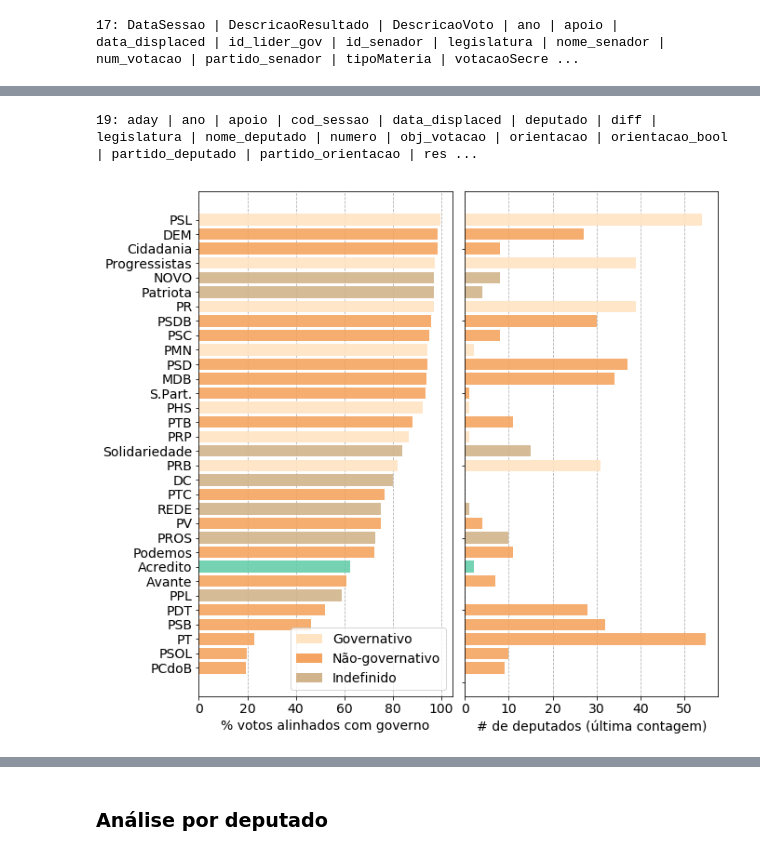
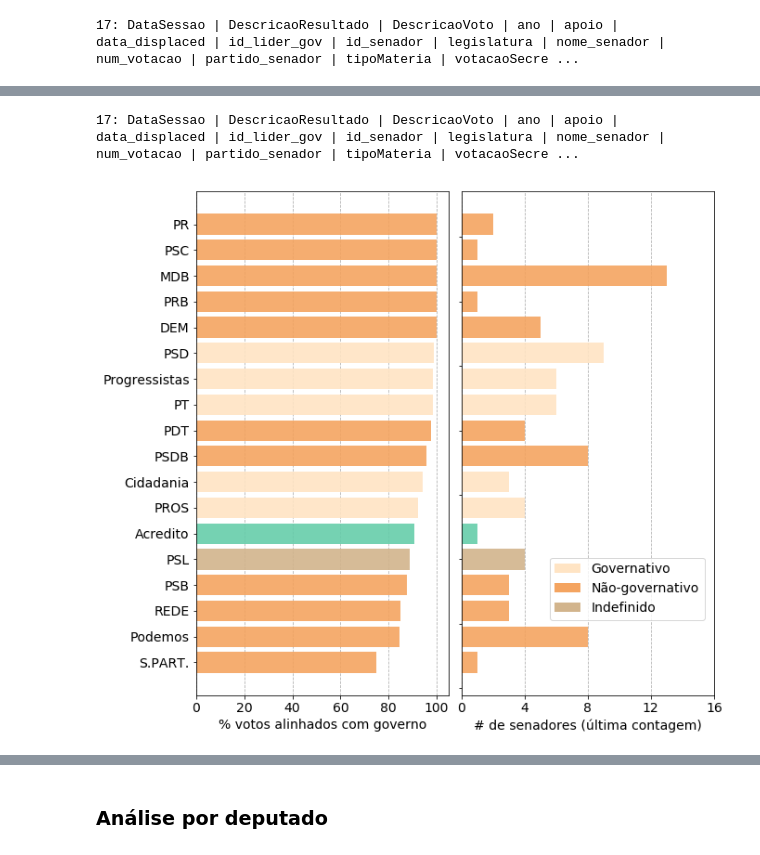
Before and after one commit to gabinete-compartilhado-acredito/100-dias-congresso, a Jupyter notebook: analises/votacoes_senadores.ipynb, the cells around one changed output, grey strips where cells are left out. Drawn from its saved outputs; the diff is of its cells as text; code cells hidden in the pictures.

```diff
--- a/analises/votacoes_senadores.ipynb
+++ b/analises/votacoes_senadores.ipynb
@@ -24,7 +25,7 @@ WHERE data_displaced BETWEEN DATE \'{}\' AND DATE \'{}\''.format(initial_date, f
 
 r = pd.read_gbq(query, project_id='gabinete-compartilhado',
                 dialect='standard',
-                private_key='../keys-configs/gabinete-compartilhado-42394b04e230.json')
+                private_key='../../keys-configs/gabinete-compartilhado-42394b04e230.json')
 # %%
 def countDuplicates(df):
     ndup = len(df.loc[df.duplicated()])
@@ -143,7 +146,7 @@ xu.columns(v)
 NsenByPartido = v.loc[v.legislatura==56].sort_values('DataSessao')\
 [['id_senador', 'partido_senador']].drop_duplicates(subset='id_senador', keep='last').groupby('partido_senador').size()
 NsenByPartido = NsenByPartido.append(pd.Series([1],index=['Acredito']))
-NsenByPartido.name = 'ndeputados'
+NsenByPartido.name = 'nsenadores'
 # %%
 xu.unique(v.loc[v.legislatura==56].nome_senador)
 # %% [output]
@@ -176,50 +180,52 @@ NsenByPartido
 # %%
 # Número médio de votos em favor do governo, por partido:
-apoioEvotosByPartido = apoioByPartido.join(NdepByPartido,on='partido',how='outer')
-apoioEvotosByPartido['nvotosmedio'] = apoioEvotosByPartido.freq*apoioEvotosByPartido.ndeputados
+apoioEvotosByPartido = apoioByPartido.join(NsenByPartido,on='partido',how='outer')
+apoioEvotosByPartido['nvotosmedio'] = apoioEvotosByPartido.freq*apoioEvotosByPartido.nsenadores
 #apoioEvotosByPartido = apoioEvotosByPartido.sort_values('nvotosmedio').reset_index(drop=True)
 # %%
 # debug
 xu.unique(v.columns)
 # %% [output]
-19: aday | ano | apoio | cod_sessao | data_displaced | deputado | diff | legislatura | nome_deputado | numero | obj_votacao | orientacao | orientacao_bool | partido_deputado | partido_orientacao | res ...
+17: DataSessao | DescricaoResultado | DescricaoVoto | ano | apoio | data_displaced | id_lider_gov | id_senador | legislatura | nome_senador | num_votacao | partido_senador | tipoMateria | votacaoSecre ...
 # %%
 # Plot de todos os partidos:
 def fisioC(f):
     if f==1:
         return 'bisque'
     elif f==0:
         return 'tan'
     else:
         return 'sandybrown'
 cores = map(fisioC,apoioEvotosByPartido.fisio.values)
 cores[apoioEvotosByPartido.loc[apoioEvotosByPartido.partido=='Acredito'].index.values[0]] = 'mediumaquamarine'
 x = np.arange(1,1+len(partidosAtuais)+1)
 pl.figure(figsize=(10,10))
 
 pl.subplot(1,2,1)
 pl.barh(x,100*apoioEvotosByPartido.freq.values,color=cores, zorder=2, alpha=0.9)
 pl.yticks(x,apoioEvotosByPartido.partido.values)
 pl.xlabel(u'% votos alinhados com governo', fontsize=14)
 pl.gca().tick_params(labelsize=14)
 pl.grid(axis='x',zorder=0, linestyle='--')
 
+pl.subplot(1,2,2)
+pl.barh(x,apoioEvotosByPartido.nsenadores.values,color=cores, zorder=2, alpha=0.9)
+#pl.yticks(x,apoioEvotosByPartido.partido.values)
+pl.gca().tick_params(labelleft=False)
+pl.xlabel(u'# de senadores (última contagem)', fontsize=14)
+pl.gca().tick_params(labelsize=14)
+pl.grid(axis='x',zorder=0, linestyle='--')
+pl.xticks(np.arange(0,20,4))
+
 # Legenda:
 legend_elements = [Patch(facecolor='bisque', label='Governativo'),
                    Patch(facecolor='sandybrown',     label=u'Não-governativo'),
                    Patch(facecolor='tan',     label=u'Indefinido')]
-pl.legend(handles=legend_elements, fontsize=14, loc='lower right')
+pl.legend(handles=legend_elements, fontsize=14, loc=(0.35,0.15))
 
-pl.subplot(1,2,2)
-pl.barh(x,apoioEvotosByPartido.ndeputados.values,color=cores, zorder=2, alpha=0.9)
-#pl.yticks(x,apoioEvotosByPartido.partido.values)
-pl.gca().tick_params(labelleft=False)
-pl.xlabel(u'# de deputados (última contagem)', fontsize=14)
-pl.gca().tick_params(labelsize=14)
-pl.grid(axis='x',zorder=0, linestyle='--')
 
 pl.subplots_adjust(wspace=0.05)
 #xu.saveFigWdate('graficos/apoio_ao_governo_partidos+tamanho.pdf')
 pl.show()
 # %% [output]
-[figure, old version]
+[figure, new version]
```
Also changed, not shown: parts of 47 cells of this notebook, 5 other files.
